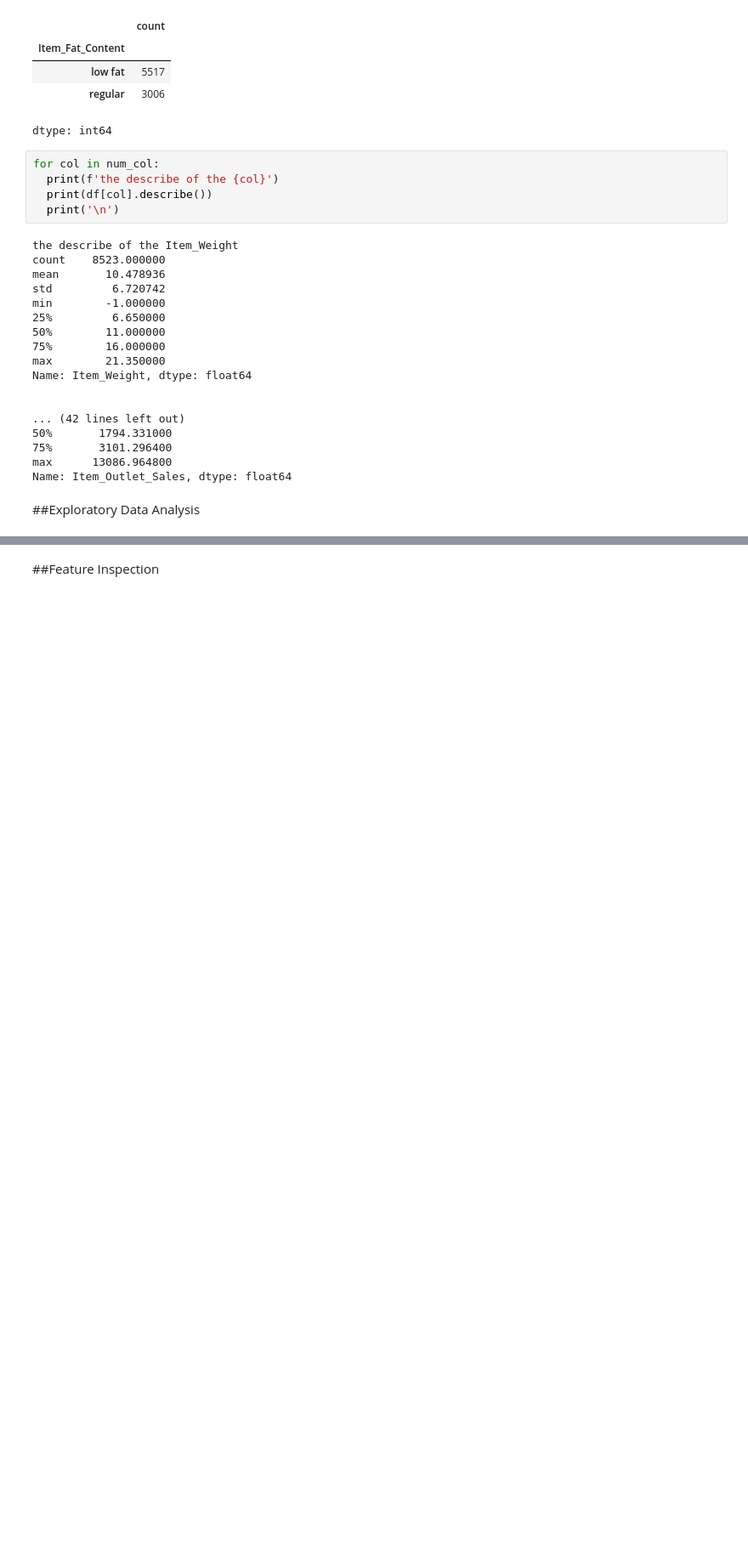
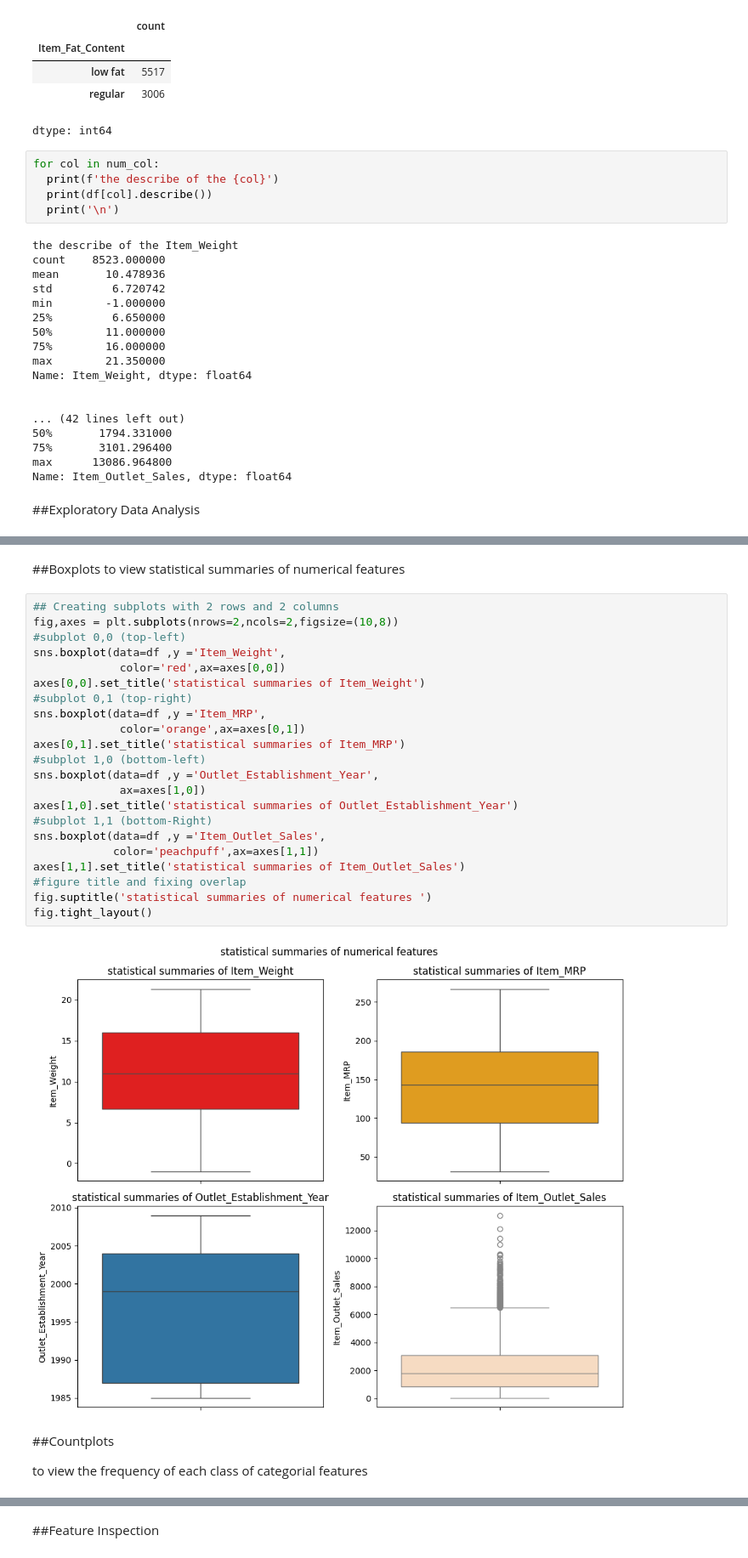
Before and after one commit to Hjarrar14/Prediction-of-Product-Sales, a Jupyter notebook: Prediction_of_Product_Sales.ipynb, the cells around one changed output, grey strips where cells are left out. Shown at 85% size. Saved outputs shown, nothing was run; the diff lists cells and outputs as text; blank space fills up the shorter version.

```diff
--- a/Prediction_of_Product_Sales.ipynb
+++ b/Prediction_of_Product_Sales.ipynb
@@ -321,0 +410,31 @@ Name: Item_Outlet_Sales, dtype: float64
+# %% [markdown]
+##Boxplots
+to view statistical summaries of numerical features
+# %%
+## Creating subplots with 2 rows and 2 columns
+fig,axes = plt.subplots(nrows=2,ncols=2,figsize=(10,8))
+#subplot 0,0 (top-left)
+sns.boxplot(data=df ,y ='Item_Weight',
+             color='red',ax=axes[0,0])
+axes[0,0].set_title('statistical summaries of Item_Weight')
+#subplot 0,1 (top-right)
+sns.boxplot(data=df ,y ='Item_MRP',
+             color='orange',ax=axes[0,1])
+axes[0,1].set_title('statistical summaries of Item_MRP')
+#subplot 1,0 (bottom-left)
+sns.boxplot(data=df ,y ='Outlet_Establishment_Year',
+             ax=axes[1,0])
+axes[1,0].set_title('statistical summaries of Outlet_Establishment_Year')
+#subplot 1,1 (bottom-Right)
+sns.boxplot(data=df ,y ='Item_Outlet_Sales',
+            color='peachpuff',ax=axes[1,1])
+axes[1,1].set_title('statistical summaries of Item_Outlet_Sales')
+#figure title and fixing overlap
+fig.suptitle('statistical summaries of numerical features ')
+fig.tight_layout()
+# %% [output]
+[figure, added]
+# %% [markdown]
+##Countplots
+
+to view the frequency of each class of categorial features
```
Also changed, not shown: parts of 16 cells of this notebook.
